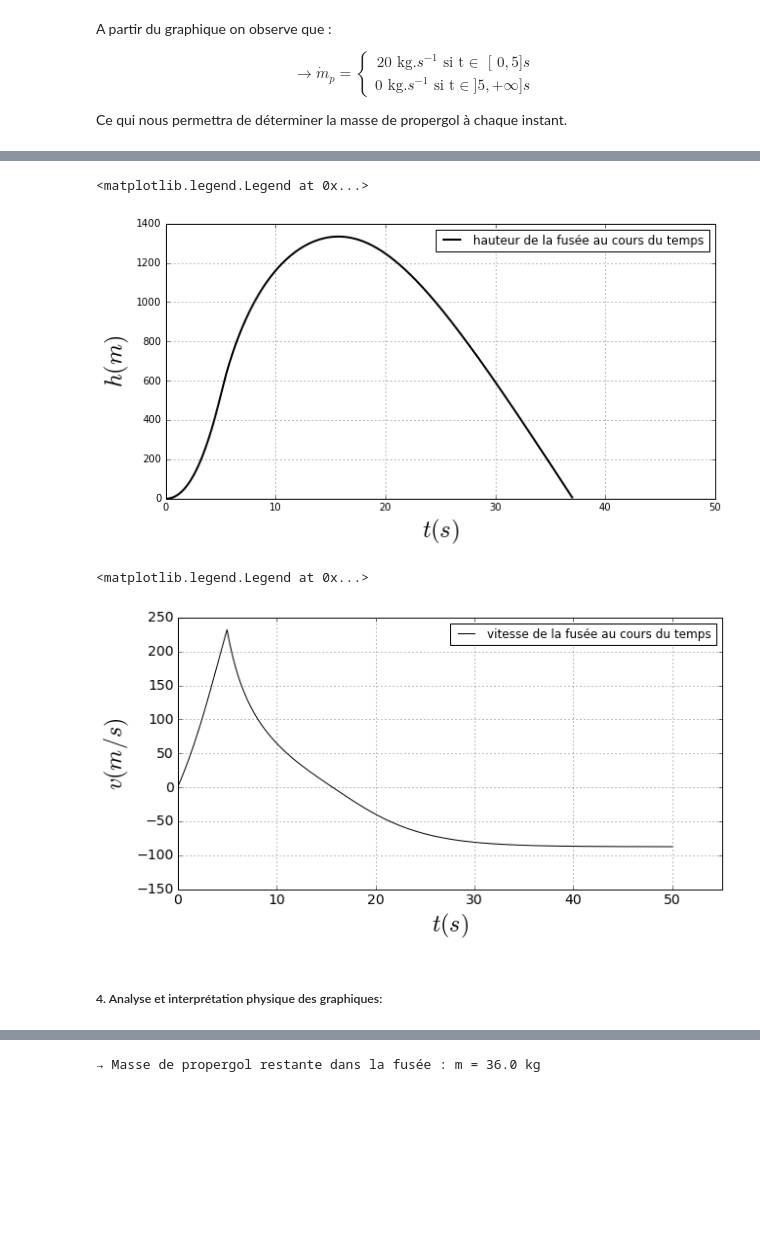
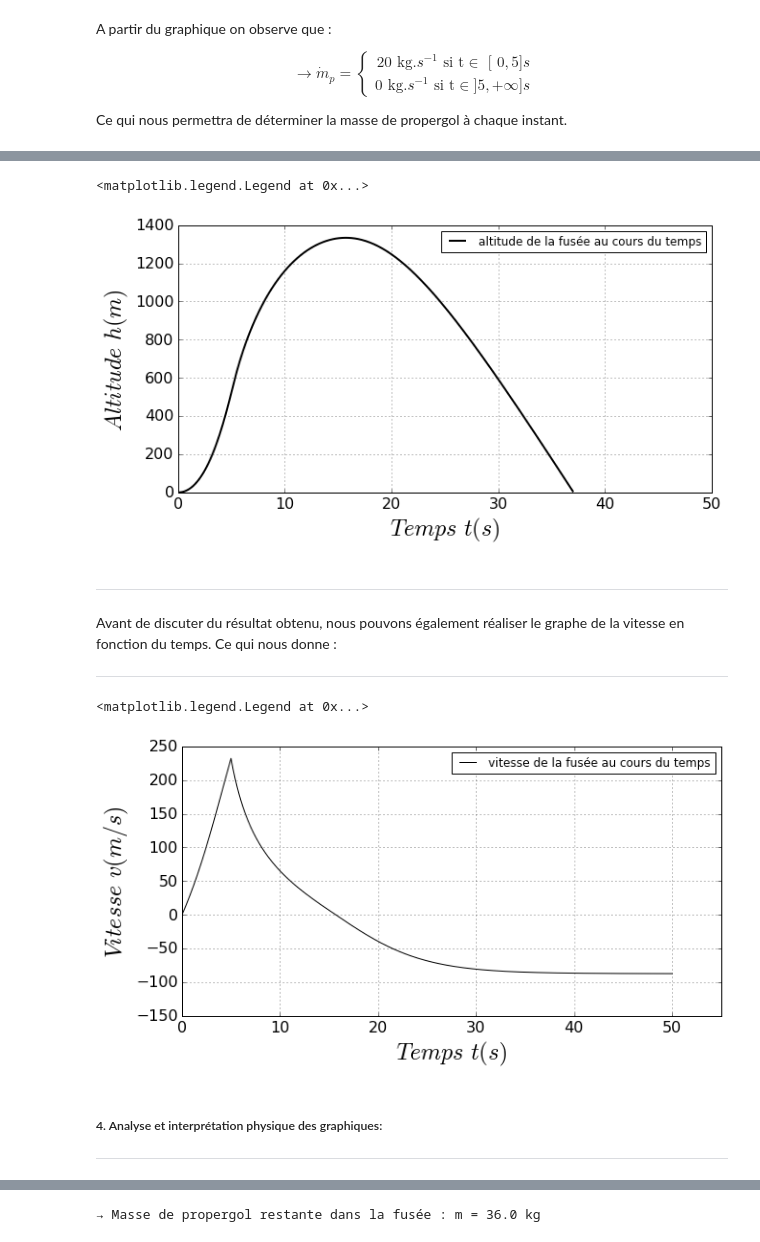
Before and after one commit to ServranckxChristophe/numerical-mooc, a Jupyter notebook: working/ROCKET.ipynb, the cells around one changed output, grey strips where cells are left out. Cells and saved outputs as stored; diff of their text form; code cells hidden in the pictures; blank space fills up the shorter version.

Commit message:
Analyse des graphiques et explication des codes suite.

```diff
--- a/working/ROCKET.ipynb
+++ b/working/ROCKET.ipynb
@@ -134,8 +143,8 @@ def f(u):
 
     h = u[0]
     v = u[1]
-    return numpy.array([v,
-                ((v_e*m_p_dot)/(m_s+m_p)) - ((rho*v*abs(v)*A*C_D)/(2*(m_s+m_p)))-g])
+    return numpy.array([v,((v_e*m_p_dot)/(m_s+m_p))
+                        - ((rho*v*abs(v)*A*C_D)/(2*(m_s+m_p)))-g])
 # %%
 def euler_step(u, f, dt):
     """Returns the solution at the next time-step using Euler's method.
@@ -222,28 +249,35 @@ else:
 # %%
 #Graphique de la hauteur de la fusée en fonction du temps
 pyplot.figure(figsize=(10,5))
 pyplot.grid(True)
 pyplot.xlim(0.0,50)
-pyplot.xlabel('$t(s)$', fontsize=24)
-pyplot.ylabel('$h(m)$', fontsize=24)
+pyplot.tick_params(axis='both', labelsize=16) # règle la taille de la police pour les graduations
+pyplot.xlabel('$Temps$'' ''$t(s)$', fontsize=24)
+pyplot.ylabel('$Altitude$'' ''$ h(m)$', fontsize=24)
 pyplot.plot(t[:idx_ground_h],g[:idx_ground_h], color='k', ls='-', lw=2)
-pyplot.legend(['hauteur de la fusée au cours du temps'])
+pyplot.legend(['altitude de la fusée au cours du temps'])
 # %% [output]
 <matplotlib.legend.Legend at 0x...>
-[figure, old version]
+[figure, new version]
+# %% [markdown]
+---
+Avant de discuter du résultat obtenu, nous pouvons également réaliser le graphe de la vitesse en fonction du temps. Ce qui nous donne :
+
+---
 # %%
 #Graphique de la vitesse de la fusée en fonction du temps
 pyplot.figure(figsize=(10,5))   # initialise la taille du plot ("l'échelle d'affichage")
 pyplot.xlim(0.0,55)
 pyplot.ylim(-150,250)             # limites du plot de l'axe y
-pyplot.tick_params(axis='both', labelsize=14) # règle la taille de la police pour les graduations
-pyplot.xlabel('$t(s)$', fontsize=24) # nom de l'axe x & taille de la police
-pyplot.ylabel('$v(m/s)$', fontsize=24) # nom de l'axe y & taille de la police
+pyplot.tick_params(axis='both', labelsize=16) # règle la taille de la police pour les graduations
+pyplot.xlabel('$Temps$'' ''$t(s)$', fontsize=24) # nom de l'axe x & taille de la police
+pyplot.ylabel('$Vitesse$'' ''$v(m/s)$', fontsize=24) # nom de l'axe y & taille de la police
 pyplot.plot(t, k, 'k-');
 pyplot.grid(True)
 pyplot.legend(['vitesse de la fusée au cours du temps'])
 # %% [output]
 <matplotlib.legend.Legend at 0x...>
-[figure, old version]
+[figure, new version]
 # %% [markdown]
 ##### 4. Analyse et interprétation physique des graphiques:
+---
```
Also changed, not shown: parts of 15 cells of this notebook.
